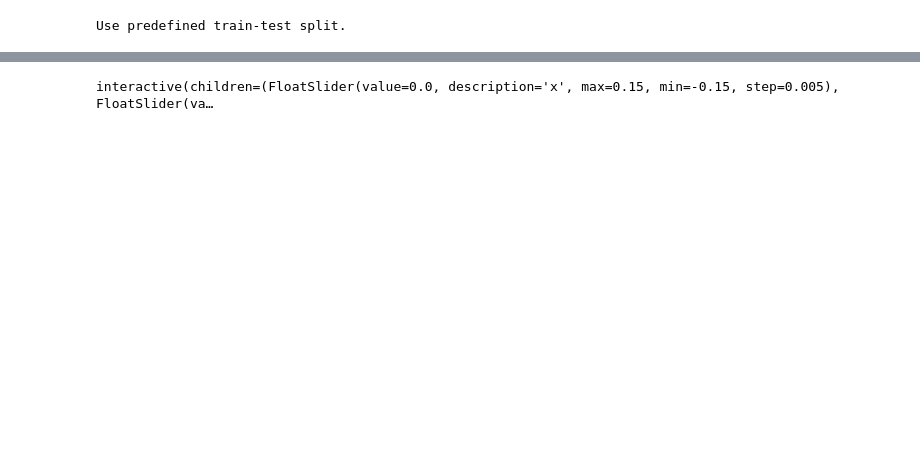
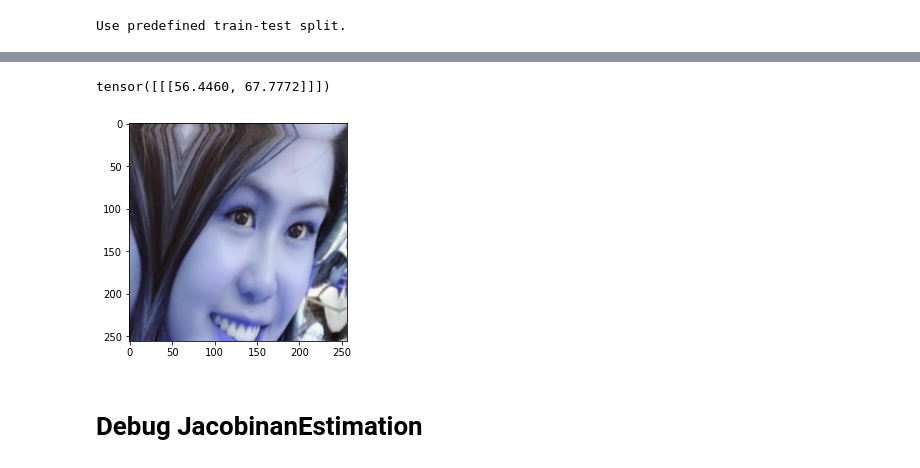
Before and after one commit to vuthede/first-order-model-implementation, a Jupyter notebook: analysis.ipynb, the cells around one changed output, grey strips where cells are left out. Drawn from its saved outputs; the diff is of its cells as text; code cells hidden in the pictures; blank space fills up the shorter version.

```diff
--- a/analysis.ipynb
+++ b/analysis.ipynb
@@ -125,0 +132,12 @@ Use predefined train-test split.
+# %%
+from modulesiris.loss import Transform
+transform = Transform(1, sigma_affine=0.05, sigma_tps=0.005, points_tps=5)
+src = cv2.imread("trinh.png")
+plt.imshow(src)
+# src = cv2.cvtColor(src, cv2.COLOR_BGR2RGB)
+src = cv2.resize(src, (256, 256)) #BxCxDxH,W
+# src = src/255.0
+src  = np.transpose(src, (2,0,1)) # 3x256x256
+src = torch.FloatTensor([src])
+kp = torch.FloatTensor([[[-0.2136181,-0.31389177]]])
+print((kp+1)*127, kp.shape)
@@ -125,0 +147,11 @@ Use predefined train-test split.
+# %%
+transform = Transform(1, sigma_affine=0.15, sigma_tps=0.005, points_tps=5)
+new_img = transform.transform_frame(src)
+new_img = new_img[0].permute(1,2,0).detach().cpu().numpy()
+new_img = new_img.astype(np.uint8)
+plt.imshow(new_img)
+new_kp = transform.warp_coordinates(kp)
+print((new_kp+1)*127)
+# %% [output]
+tensor([[[56.4460, 67.7772]]])
+[figure, added]
@@ -125,0 +178,2 @@ Use predefined train-test split.
+# %% [markdown]
+# Debug JacobinanEstimation
@@ -128,13 +216,11 @@ from ipywidgets import interact, interactive, fixed, interact_manual, Image
 import cv2
 
 
-@interact(x=(-0.15, 0.15, 0.005), y=(-0.15, 0.15, 0.005))
+@interact(delta_x=(-0.15, 0.15, 0.005), delta_y=(-0.15, 0.15, 0.005))
 def synthesize(delta_x, delta_y):
-    img = synthesize_image(src_path="trinh.png", delta_x=delta_x, delta_y=delta_y)
+    img, prediction = synthesize_image(src_path="trinh.png", delta_x=delta_x, delta_y=delta_y)
     img = cv2.cvtColor(img, cv2.COLOR_RGB2BGR)
     img_bytes = cv2.imencode('.png', img)[1].tobytes()
     widget = Image(value=img_bytes, format='png')
     return (widget)
-    return x
+    # return x
-# %% [output]
-interactive(children=(FloatSlider(value=0.0, description='x', max=0.15, min=-0.15, step=0.005), FloatSlider(va…
```
Also changed, not shown: parts of 21 cells of this notebook, 10 other files.
